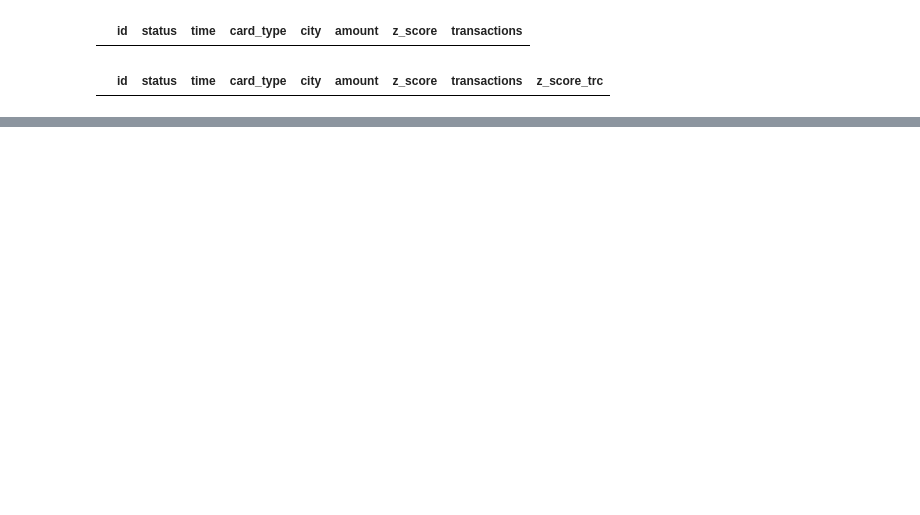
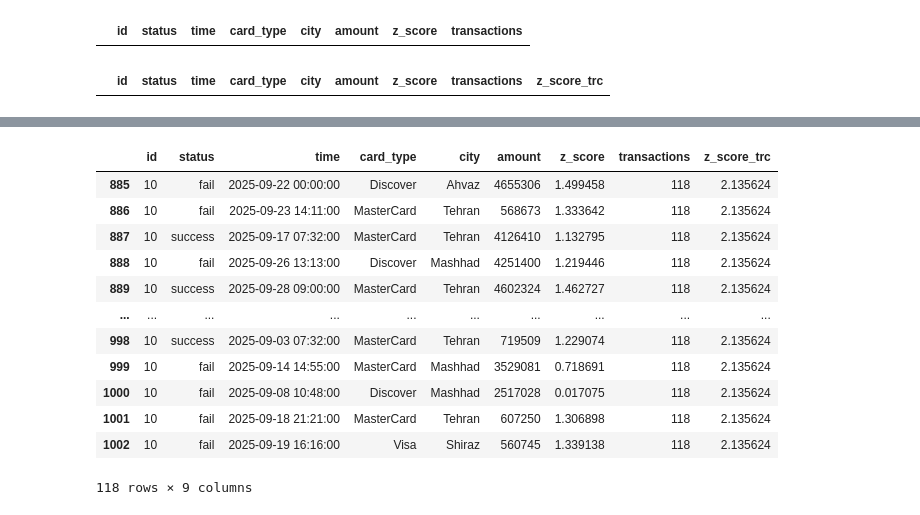
Before and after one commit to MRXLANTERN1390/IranianCustomer_Payment, a Jupyter notebook: NoteBook.ipynb, the cells around one changed output, grey strips where cells are left out. Saved outputs shown, nothing was run; the diff lists cells and outputs as text; code cells hidden in the pictures; blank space fills up the shorter version.

```diff
--- a/NoteBook.ipynb
+++ b/NoteBook.ipynb
@@ -293 +292,17 @@ df.drop(columns='z_score_trc')
 9578 rows × 8 columns
+# %%
+df[df['id'] == 10]
+# %% [output]
+|  | id | status | time | card_type | city | amount | z_score | transactions | z_score_trc |
+| 885 | 10 | fail | 2025-09-22 00:00:00 | Discover | Ahvaz | 4655306 | 1.499458 | 118 | 2.135624 |
+| 886 | 10 | fail | 2025-09-23 14:11:00 | MasterCard | Tehran | 568673 | 1.333642 | 118 | 2.135624 |
+| 887 | 10 | success | 2025-09-17 07:32:00 | MasterCard | Tehran | 4126410 | 1.132795 | 118 | 2.135624 |
+| 888 | 10 | fail | 2025-09-26 13:13:00 | Discover | Mashhad | 4251400 | 1.219446 | 118 | 2.135624 |
+| 889 | 10 | success | 2025-09-28 09:00:00 | MasterCard | Tehran | 4602324 | 1.462727 | 118 | 2.135624 |
+| ... | ... | ... | ... | ... | ... | ... | ... | ... | ... |
+| 998 | 10 | success | 2025-09-03 07:32:00 | MasterCard | Tehran | 719509 | 1.229074 | 118 | 2.135624 |
+| 999 | 10 | fail | 2025-09-14 14:55:00 | MasterCard | Mashhad | 3529081 | 0.718691 | 118 | 2.135624 |
+| 1000 | 10 | fail | 2025-09-08 10:48:00 | Discover | Mashhad | 2517028 | 0.017075 | 118 | 2.135624 |
+| 1001 | 10 | fail | 2025-09-18 21:21:00 | MasterCard | Tehran | 607250 | 1.306898 | 118 | 2.135624 |
+| 1002 | 10 | fail | 2025-09-19 16:16:00 | Visa | Shiraz | 560745 | 1.339138 | 118 | 2.135624 |
+118 rows × 9 columns
```
Also changed, not shown: parts of 2 cells of this notebook.
